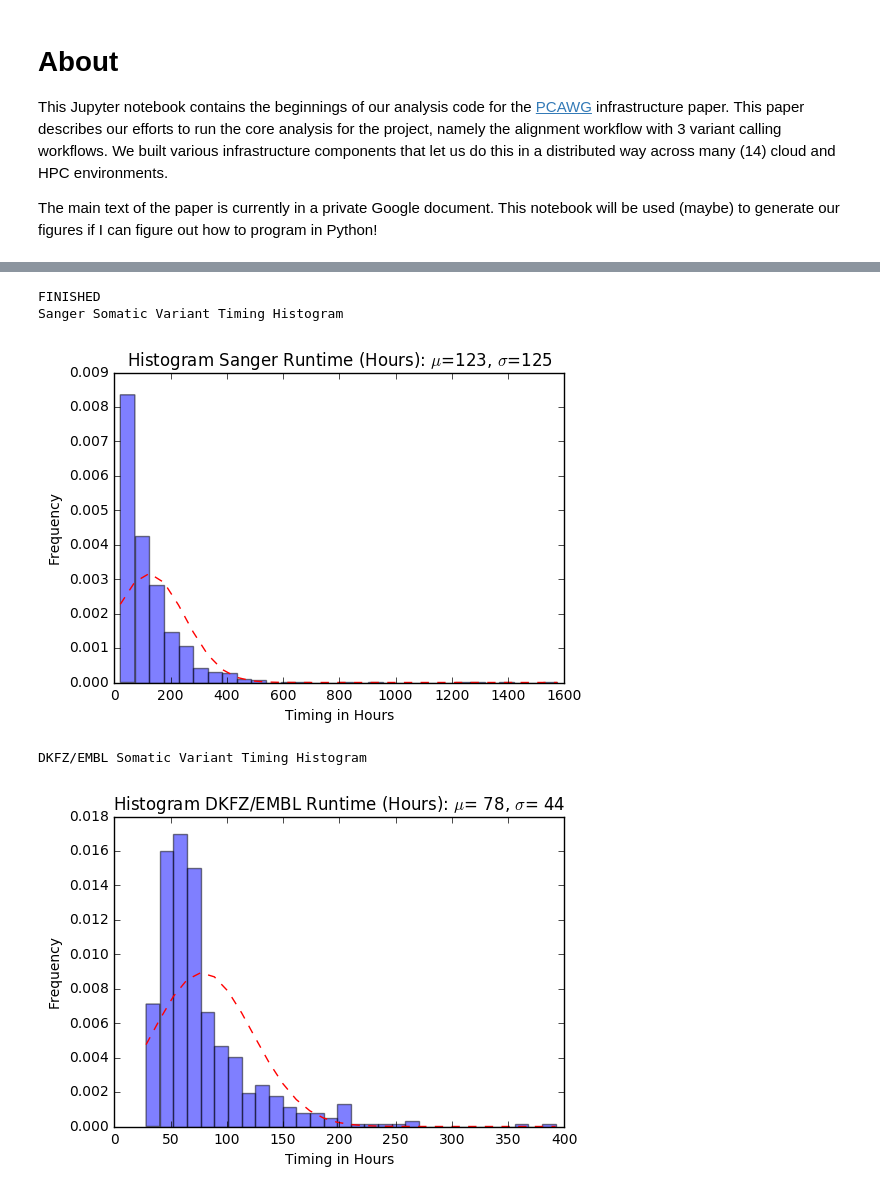
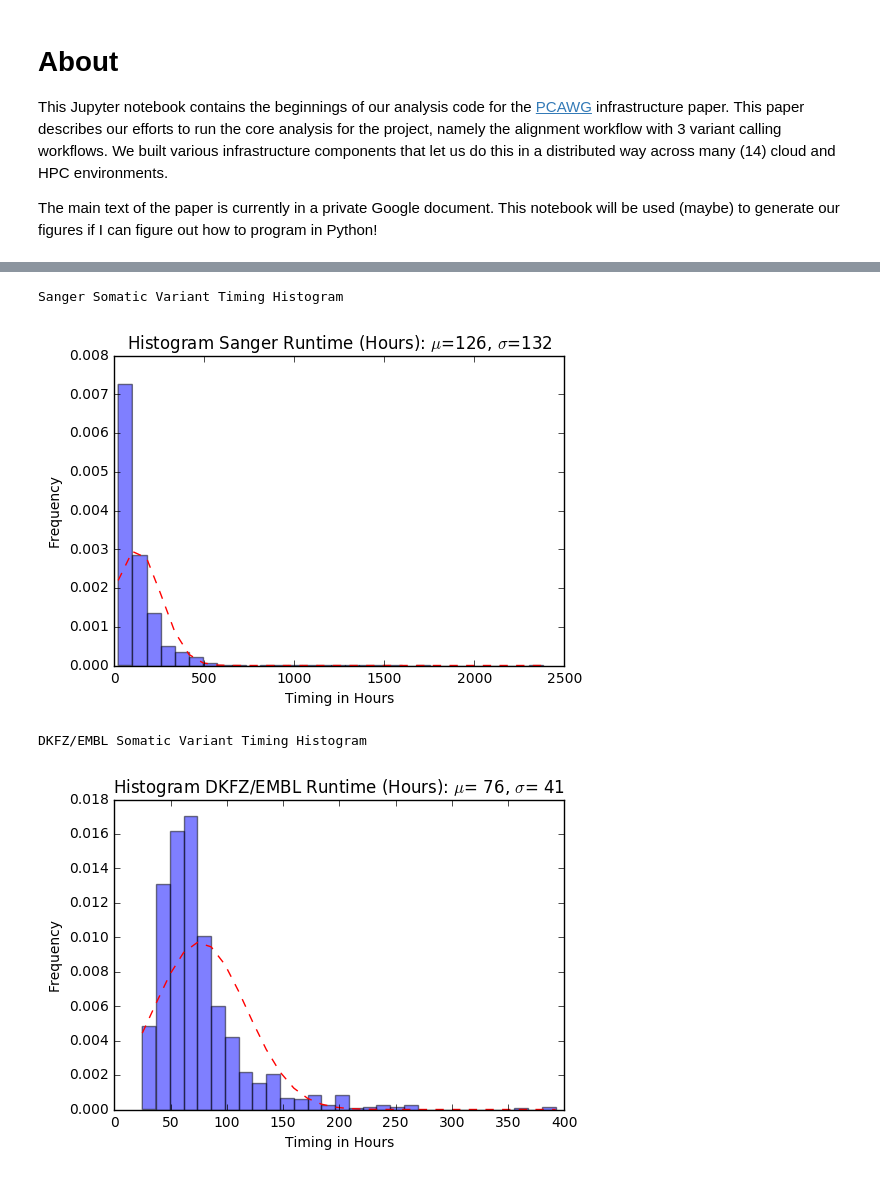
Before and after one commit to ICGC-TCGA-PanCancer/pcawg-infrastructure-paper, a Jupyter notebook: pcawg-infrastructure-paper.ipynb, the cells around one changed output, grey strips where cells are left out. Cells and saved outputs as stored; diff of their text form; code cells hidden in the pictures.

Commit message:
initial version of figures done, parsing full data

```diff
--- a/pcawg-infrastructure-paper.ipynb
+++ b/pcawg-infrastructure-paper.ipynb
@@ -34,6 +34,12 @@ response = urllib.request.urlopen(request)
 buf = BytesIO( response.read())
 f = gzip.GzipFile(fileobj=buf)
 file_content = f.read()
+request = urllib.request.Request('https://github.com/ICGC-TCGA-PanCancer/pcawg-infrastructure-paper/raw/develop/donor_p_160408020209.2.jsonl.gz')
+request.add_header('Accept-encoding', 'gzip')
+response = urllib.request.urlopen(request)
+buf = BytesIO( response.read())
+f = gzip.GzipFile(fileobj=buf)
+file_content += f.read()
 
 # BWA Analysis
 bwa_normal_timing_list = []
@@ -113,6 +119,12 @@ response = urllib.request.urlopen(request)
 buf = BytesIO( response.read())
 f = gzip.GzipFile(fileobj=buf)
 file_content = f.read()
+request = urllib.request.Request('https://github.com/ICGC-TCGA-PanCancer/pcawg-infrastructure-paper/raw/develop/donor_p_160408020209.2.jsonl.gz')
+request.add_header('Accept-encoding', 'gzip')
+response = urllib.request.urlopen(request)
+buf = BytesIO( response.read())
+f = gzip.GzipFile(fileobj=buf)
+file_content += f.read()
 
 # Sanger Analysis
 timing_list = []
@@ -151,9 +163,8 @@ plt.title(r"Histogram Sanger Runtime (Hours): $\mu$=%3d, $\sigma$=%3d" % (mu, si
 plt.subplots_adjust(left=0.15)
 plt.show()
 # %% [output]
-FINISHED
 Sanger Somatic Variant Timing Histogram
-[figure, old version]
+[figure, new version]
 # %%
 import matplotlib.pyplot as plt
 import matplotlib.mlab as mlab
@@ -183,6 +194,12 @@ response = urllib.request.urlopen(request)
 buf = BytesIO( response.read())
 f = gzip.GzipFile(fileobj=buf)
 file_content = f.read()
+request = urllib.request.Request('https://github.com/ICGC-TCGA-PanCancer/pcawg-infrastructure-paper/raw/develop/donor_p_160408020209.2.jsonl.gz')
+request.add_header('Accept-encoding', 'gzip')
+response = urllib.request.urlopen(request)
+buf = BytesIO( response.read())
+f = gzip.GzipFile(fileobj=buf)
+file_content += f.read()
 
 # Sanger Analysis
 timing_list = []
@@ -192,34 +209,34 @@ for line in file_content.splitlines():
     #print(json_struct['variant_calling_results']['dkfz_embl_variant_calling']['workflow_details']['variant_timing_metrics']['dkfz']['timing_metrics'][0]['workflow']['embl_timing_seconds'])
     try:
         timing = 0
         embl_timing = json_struct['variant_calling_results']['dkfz_embl_variant_calling']['workflow_details']['variant_timing_metrics']['dkfz']['timing_metrics'][0]['workflow']['embl_timing_seconds']
         dkfz_timing = json_struct['variant_calling_results']['dkfz_embl_variant_calling']['workflow_details']['variant_timing_metrics']['dkfz']['timing_metrics'][0]['workflow']['dkfz_timing_seconds']
         #print ("TIMING: " + str(timing))
         timing = embl_timing + dkfz_timing
         #print(bwa_normal_timing)
         timing_list.append(timing/60/60)
     except:
         pass
 print("DKFZ/EMBL Somatic Variant Timing Histogram")
 
 # histogram
 mu = statistics.mean(timing_list) # mean of distribution
 sigma = statistics.stdev(timing_list) # standard deviation of distribution
 num_bins = 30
 n, bins, patches = plt.hist(timing_list, num_bins, normed=1, facecolor='blue', alpha=0.5)
 # add a 'best fit' line
 y = mlab.normpdf(bins, mu, sigma)
 plt.plot(bins, y, 'r--')
 plt.xlabel('Timing in Hours')
 plt.ylabel('Frequency')
 plt.title(r"Histogram DKFZ/EMBL Runtime (Hours): $\mu$=%3d, $\sigma$=%3d" % (mu, sigma))
 
 # Tweak spacing to prevent clipping of ylabel
 plt.subplots_adjust(left=0.15)
 plt.show()
 # %% [output]
 DKFZ/EMBL Somatic Variant Timing Histogram
-[figure, old version]
+[figure, new version]
 # %%
 import matplotlib.pyplot as plt
 import matplotlib.mlab as mlab
```
Also changed, not shown: parts of 2 cells of this notebook.
